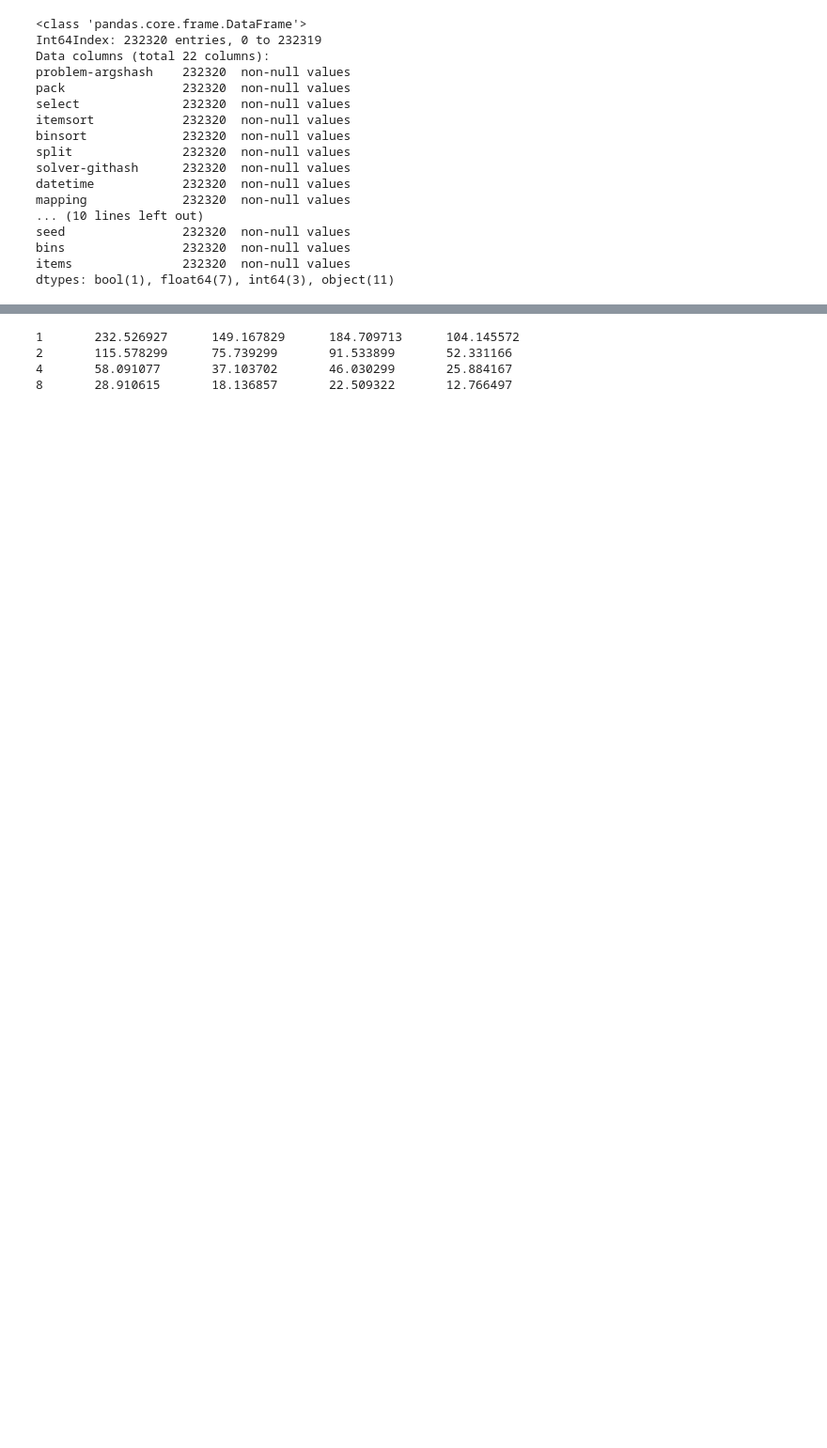
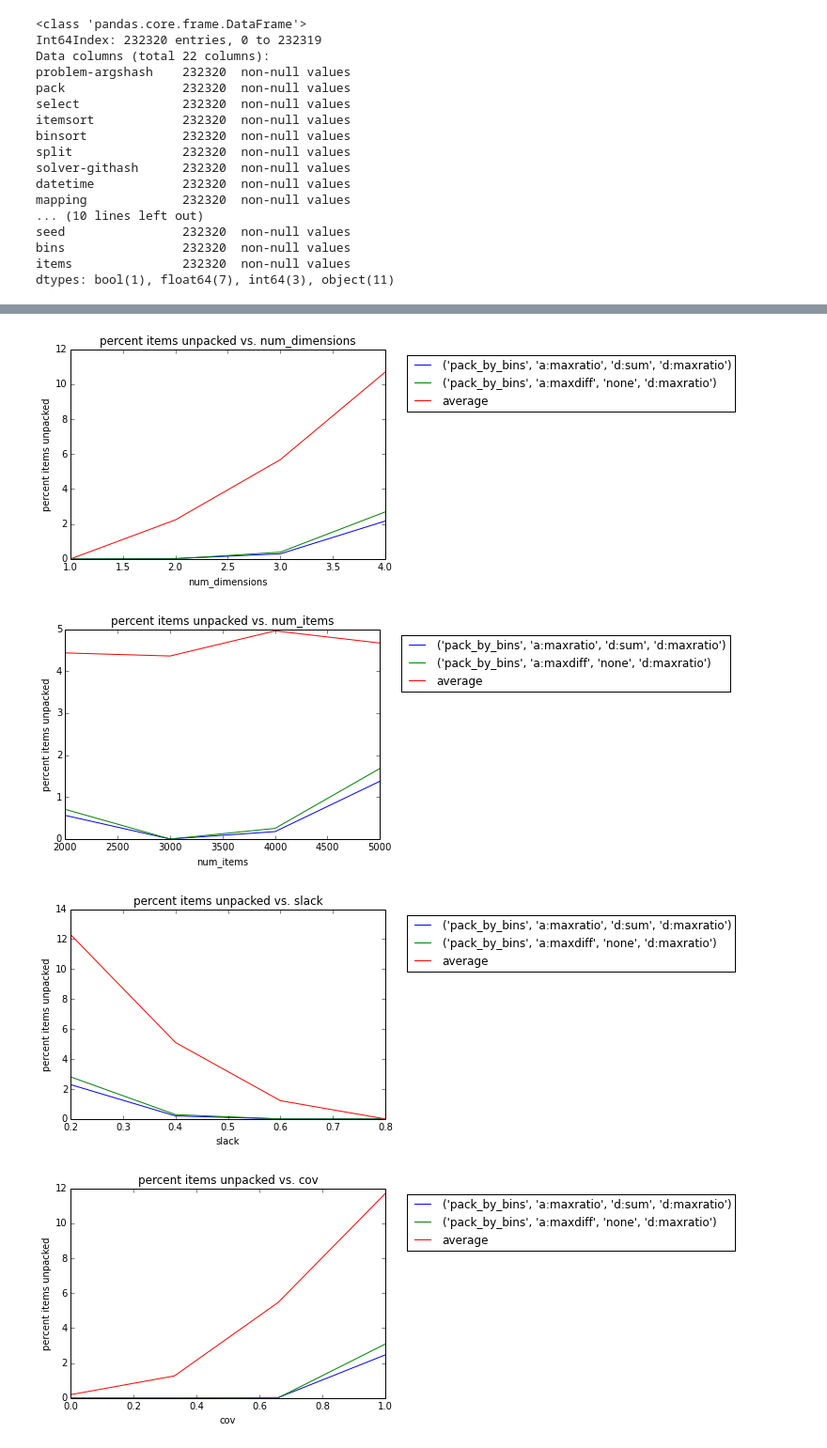
Before and after one commit to marklee77/notebooks, a Jupyter notebook: Vector Packing Experiment 1 Results.ipynb, the cells around one changed output, grey strips where cells are left out. Shown at 94% size. Drawn from its saved outputs; the diff is of its cells as text; code cells hidden in the pictures; blank space fills up the shorter version.

```diff
--- a/Vector Packing Experiment 1 Results.ipynb
+++ b/Vector Packing Experiment 1 Results.ipynb
@@ -363,26 +169,30 @@ for result in sorted(results, key=lambda x: x['split']):
-# %%
-results = solutions.group(['split'], {},
-                          { 'chosen_runtime' : 0.0, 'avg_runtime' : 0.0, 'bf_runtime' : 0.0, 'pp_runtime' : 0.0 },
-                          '''
-                          function(curr, result) {
-                              if (curr.pack == 'pack_by_bins' && curr.select == 'a:maxratio' &&
-                                  curr.itemsort == 'd:sum' && curr.binsort == 'd:maxratio') {
-                                  result.chosen_runtime += curr.runtime / 16;
-                              }
-                              if (curr.pack == 'pack_by_bins' && curr.select == 'a:sum' &&
-                                  curr.itemsort == 'd:sum' && curr.binsort == 'a:sum') {
-                                  result.bf_runtime += curr.runtime / 16;
-                              }
-                              if (curr.pack == 'pack_by_bins' && curr.select == 'pp' &&
-                                  curr.itemsort == 'd:sum' && curr.binsort == 'a:sum') {
-                                  result.pp_runtime += curr.runtime / 16;
-                              }
-                              result.avg_runtime += curr.runtime / 3630 / 16;
-                          }''')
-for result in sorted(results, key=lambda x: x['split']):
-    print "%(split)d\t%(chosen_runtime)f\t%(bf_runtime)f\t%(pp_runtime)f\t%(avg_runtime)f" % result
-# %% [output]
-1       232.526927      149.167829      184.709713      104.145572
-2       115.578299      75.739299       91.533899       52.331166
-4       58.091077       37.103702       46.030299       25.884167
-8       28.910615       18.136857       22.509322       12.766497
+# %%
+import matplotlib.pyplot as plt
+
+algo_indexes = [('pack_by_bins', 'a:maxratio', 'd:sum', 'd:maxratio'),
+                ('pack_by_bins', 'a:maxdiff', 'none', 'd:maxratio')]
+#                ('pack_by_bins', 'a:maxratio', 'd:lnorm', 'd:maxratio')]
+
+for variable in independent_variables:
+    temp_df = pd.DataFrame(dict((index, group.groupby(variable).apply(lambda x: 100.0 * sum(x['failcount']) / sum(x['num_items'])))
+                                for index, group in data_by_algo))
+    fig = plt.figure()
+    ax = fig.add_subplot(111)
+    ax.set_title('percent items unpacked vs. ' + variable)
+    ax.set_xlabel(variable)
+    ax.set_ylabel('percent items unpacked')
+    for algo_index in algo_indexes:
+        algo_df = temp_df[algo_index]
+        ax.plot(algo_df.index, algo_df, label=str(algo_index))
+    avg_df = temp_df.apply(lambda x: sum(x) / len(x), axis=1)
+    ax.plot(avg_df.index, avg_df, label='average')
+    #min_df = temp_df.apply(min, axis=1)
+    #ax.plot(min_df.index, min_df, label='min')
+    plt.xlim(min(temp_df.index), max(temp_df.index))
+    plt.legend(loc='upper left', bbox_to_anchor=(1.05, 1))
+    plt.show()
+# %% [output]
+[figure, added]
+[figure, added]
+[figure, added]
+[figure, added]
```
Also changed, not shown: parts of 18 cells of this notebook.
